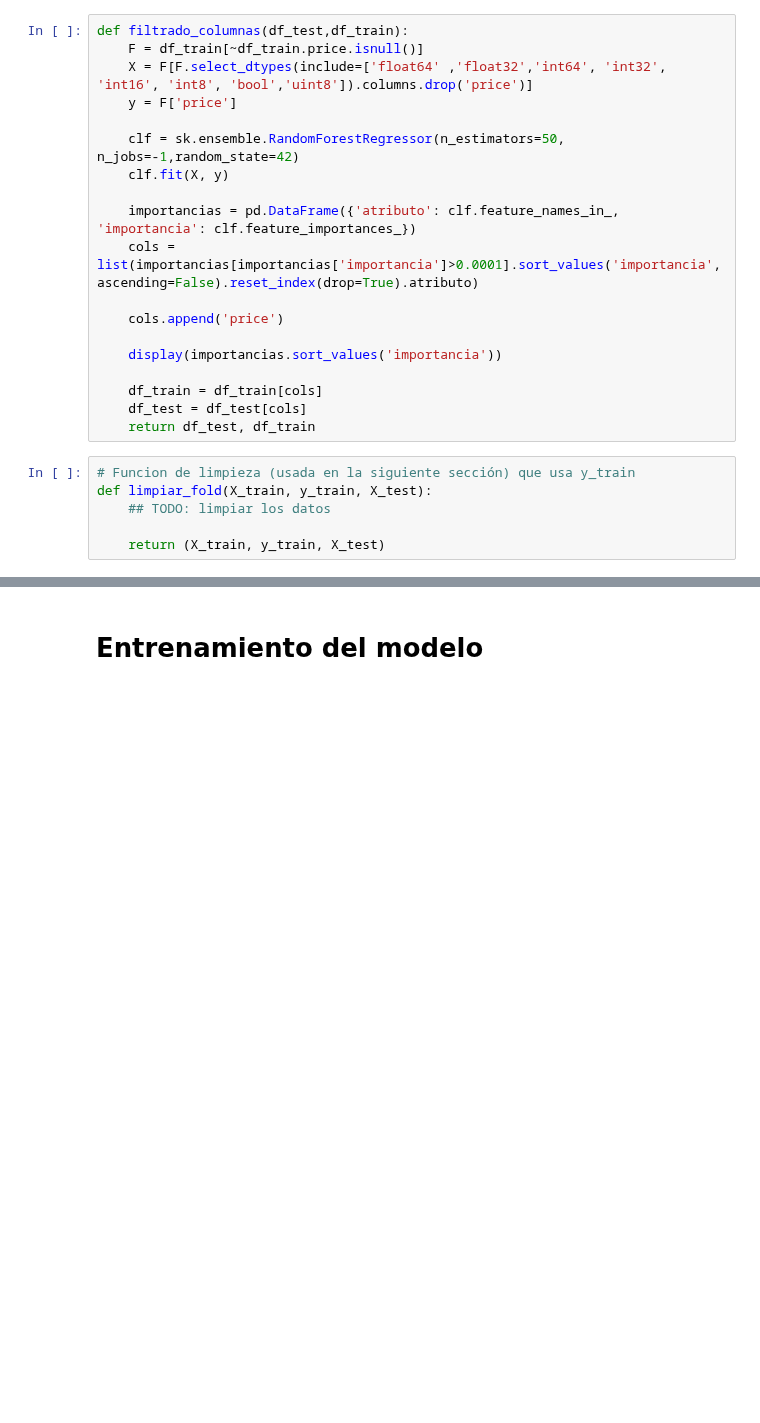
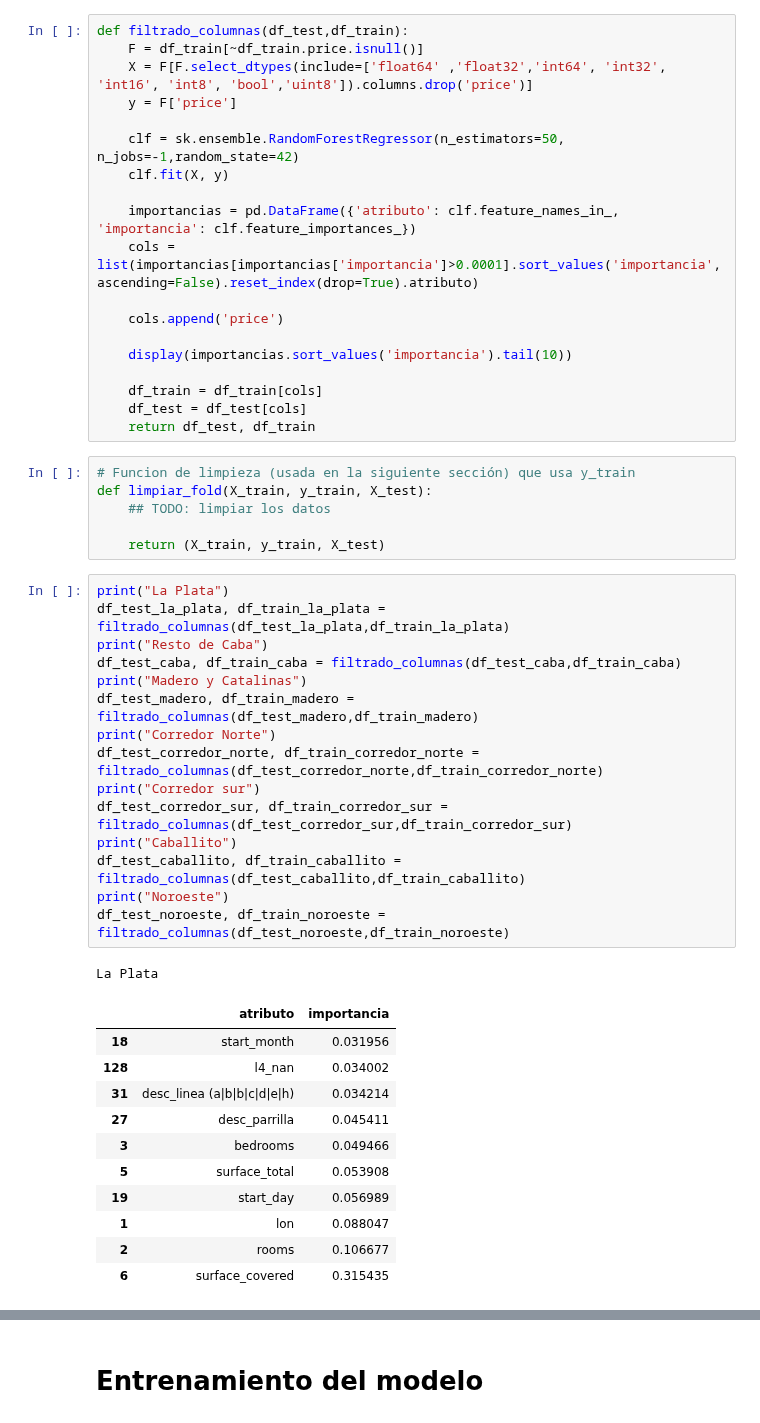
Before and after one commit to josesg998/competencia_properati, a Jupyter notebook: TP_Individual.ipynb, the cells around one changed output, grey strips where cells are left out. Saved outputs shown, nothing was run; the diff lists cells and outputs as text; blank space fills up the shorter version.

```diff
--- a/TP_Individual.ipynb
+++ b/TP_Individual.ipynb
@@ -470,7 +526,7 @@ def filtrado_columnas(df_test,df_train):
 
     cols.append('price')
 
-    display(importancias.sort_values('importancia'))
+    display(importancias.sort_values('importancia').tail(10))
 
     df_train = df_train[cols]
     df_test = df_test[cols]
@@ -481,3 +537,31 @@ def limpiar_fold(X_train, y_train, X_test):
     ## TODO: limpiar los datos
 
     return (X_train, y_train, X_test)
+# %%
+print("La Plata")
+df_test_la_plata, df_train_la_plata = filtrado_columnas(df_test_la_plata,df_train_la_plata)
+print("Resto de Caba")
+df_test_caba, df_train_caba = filtrado_columnas(df_test_caba,df_train_caba)
+print("Madero y Catalinas")
+df_test_madero, df_train_madero = filtrado_columnas(df_test_madero,df_train_madero)
+print("Corredor Norte")
+df_test_corredor_norte, df_train_corredor_norte = filtrado_columnas(df_test_corredor_norte,df_train_corredor_norte)
+print("Corredor sur")
+df_test_corredor_sur, df_train_corredor_sur = filtrado_columnas(df_test_corredor_sur,df_train_corredor_sur)
+print("Caballito")
+df_test_caballito, df_train_caballito = filtrado_columnas(df_test_caballito,df_train_caballito)
+print("Noroeste")
+df_test_noroeste, df_train_noroeste = filtrado_columnas(df_test_noroeste,df_train_noroeste)
+# %% [output]
+La Plata
+|  | atributo | importancia |
+| 18 | start_month | 0.031956 |
+| 128 | l4_nan | 0.034002 |
+| 31 | desc_linea (a|b|b|c|d|e|h) | 0.034214 |
+| 27 | desc_parrilla | 0.045411 |
+| 3 | bedrooms | 0.049466 |
+| 5 | surface_total | 0.053908 |
+| 19 | start_day | 0.056989 |
+| 1 | lon | 0.088047 |
+| 2 | rooms | 0.106677 |
+| 6 | surface_covered | 0.315435 |
```
Also changed, not shown: parts of 29 cells of this notebook, 2 other files.
